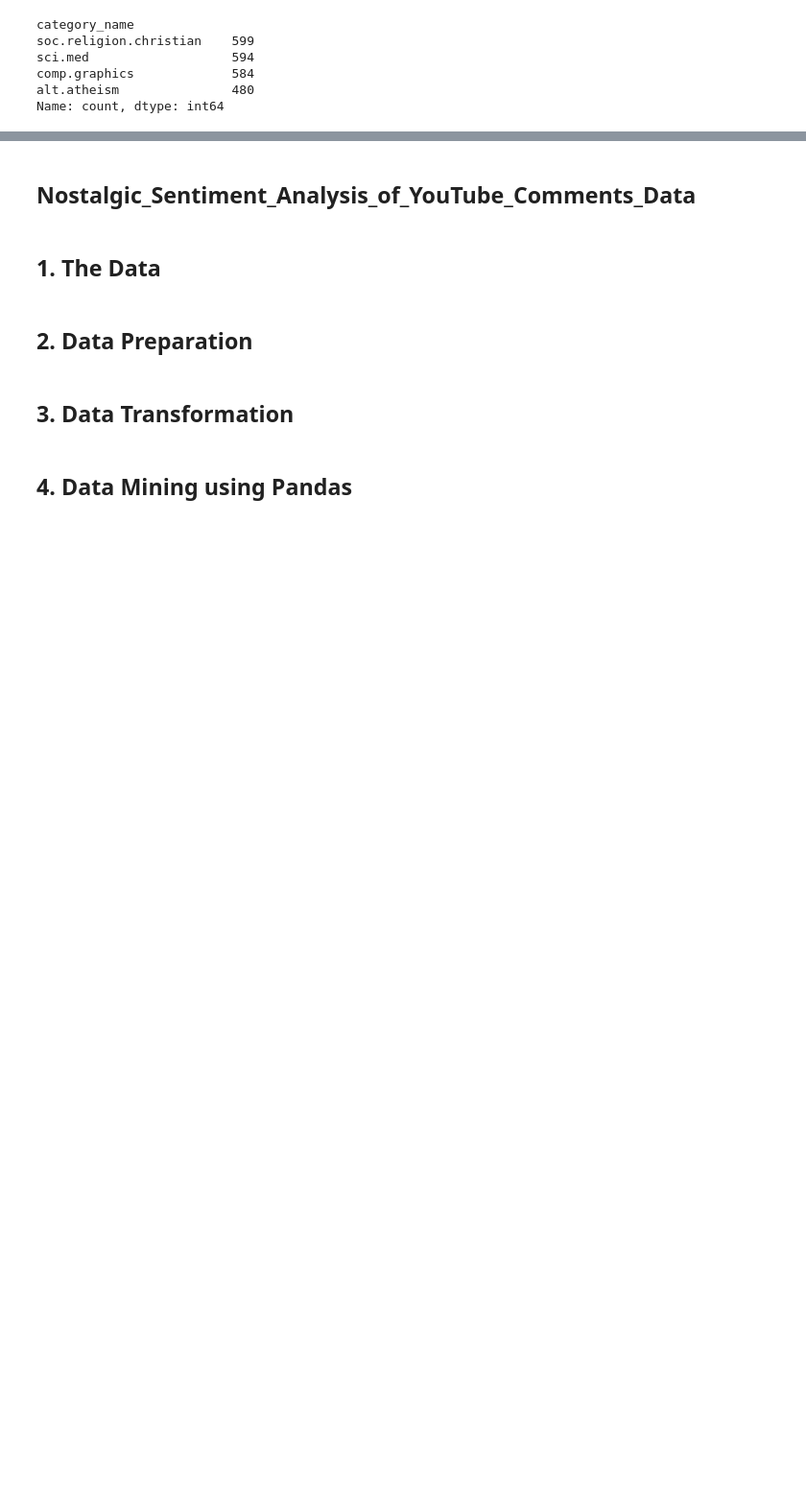
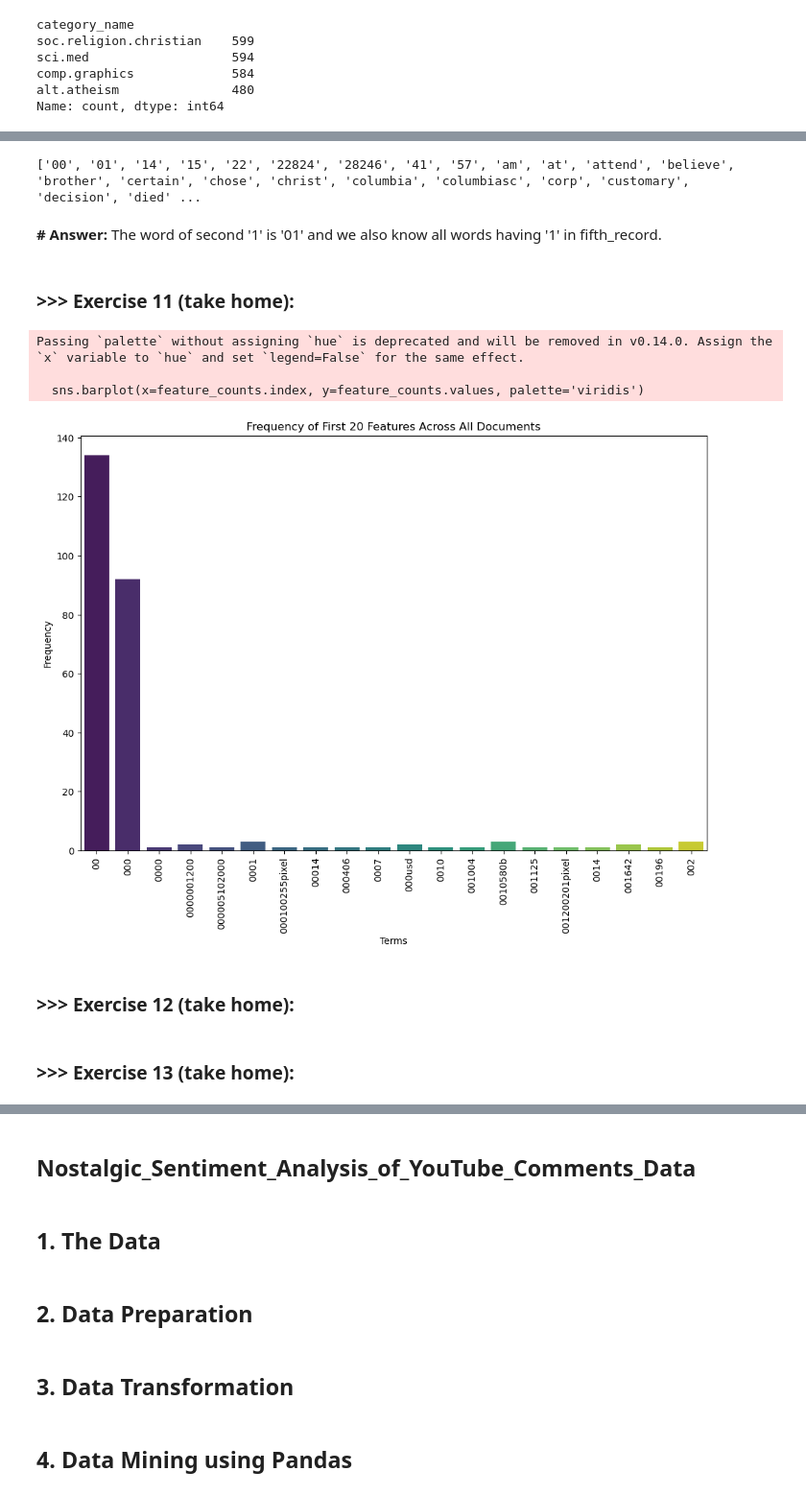
Before and after one commit to Jillwu0506/DM2024-Lab1-Homework, a Jupyter notebook: DM2024-Lab1-Homework.ipynb, the cells around one changed output, grey strips where cells are left out. Shown: that part at 96% size. Saved outputs shown, nothing was run; the diff lists cells and outputs as text; code cells hidden in the pictures; blank space fills up the shorter version.

```diff
--- a/DM2024-Lab1-Homework.ipynb
+++ b/DM2024-Lab1-Homework.ipynb
@@ -96,0 +197,9 @@ Name: count, dtype: int64
+# %%
+from sklearn.feature_extraction.text import CountVectorizer
+
+count_vect = CountVectorizer()
+X_counts = count_vect.fit_transform(X.text) #learn the vocabulary and return document-term matrix
+
+analyze = count_vect.build_analyzer()
+analyze(X.text[0])
+X_counts[0:5, 0:100].toarray()
@@ -96,0 +224,47 @@ Name: count, dtype: int64
+# %%
+# grab the first row of the document-term matrix and convert it to a list
+feature_names = count_vect.get_feature_names_out()
+
+#Find the '1' in fifth_record and get the corresponding word
+fifth_record = X_counts[4].toarray()[0]
+indices = [i for i, x in enumerate(fifth_record) if x == 1]
+
+# get the words corresponding to the indices
+words = [feature_names[i] for i in indices]
+print(words)
+# %% [output]
+['00', '01', '14', '15', '22', '22824', '28246', '41', '57', 'am', 'at', 'attend', 'believe', 'brother', 'certain', 'chose', 'christ', 'columbia', 'columbiasc', 'corp', 'customary', 'decision', 'died' ...
+# %% [markdown]
+**# Answer:**
+ The word of second '1' is '01' and we also know all words having '1' in fifth_record.
+# %% [markdown]
+### **>>> Exercise 11 (take home):**
+# %%
+import seaborn as sns
+# Only select the first 20 features
+selected_features = feature_names[:20]
+
+# Get the document term matrix
+X_counts_selected = X_counts[:, :20].toarray()
+
+# Create a dataframe for seaborn plot
+df_todraw = pd.DataFrame(X_counts_selected, columns=selected_features)
+
+# Count the frequency of each word
+feature_counts = df_todraw.sum(axis=0)
+
+# draw the bar chart
+plt.figure(figsize=(12, 8))
+sns.barplot(x=feature_counts.index, y=feature_counts.values, palette='viridis')
+plt.title('Frequency of First 20 Features Across All Documents')
+plt.xlabel('Terms')
+plt.ylabel('Frequency')
+plt.xticks(rotation=90)
+plt.show()
+# %% [output]
+Passing `palette` without assigning `hue` is deprecated and will be removed in v0.14.0. Assign the `x` variable to `hue` and set `legend=False` for the same effect.
+
+  sns.barplot(x=feature_counts.index, y=feature_counts.values, palette='viridis')
+[figure, added]
+# %% [markdown]
+### >>> **Exercise 12 (take home):**
@@ -96,0 +285,2 @@ Name: count, dtype: int64
+# %% [markdown]
+### >>> **Exercise 13 (take home):**
```
Also changed, not shown: parts of 29 cells of this notebook.
